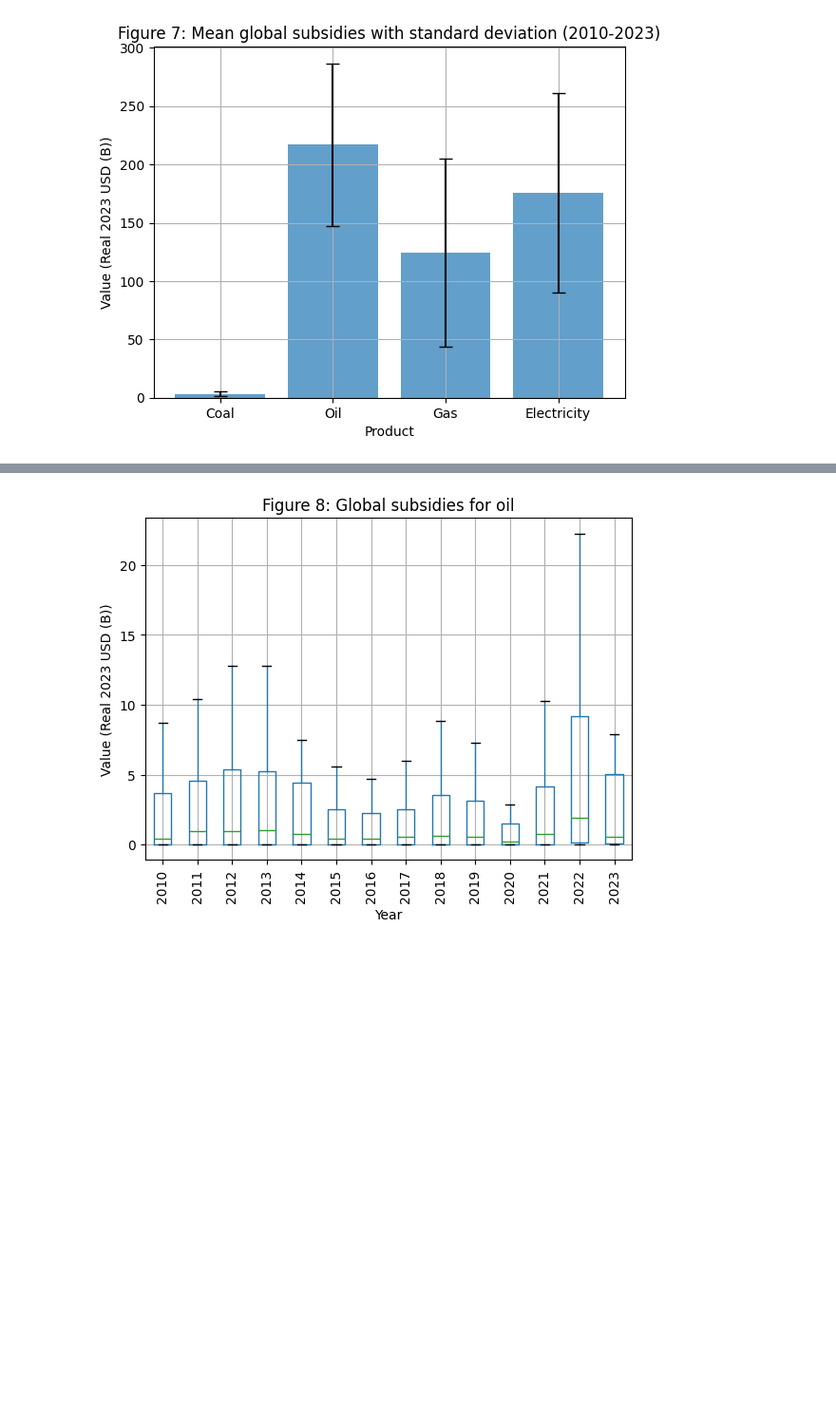
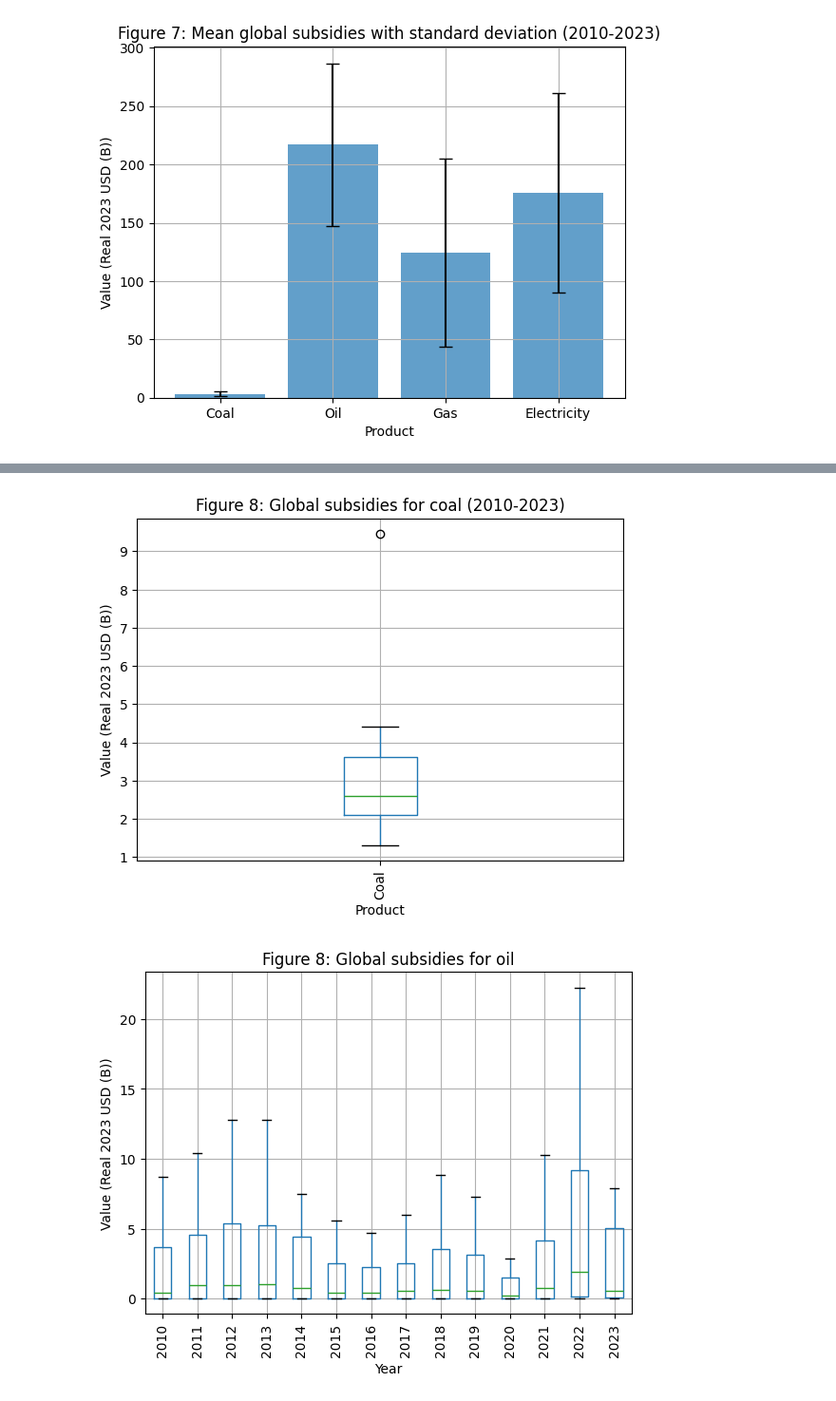
Before and after one commit to reb-scho/subsidies, a Jupyter notebook: subsidies.ipynb, the cells around one changed output, grey strips where cells are left out. Shown at 95% size. Cells and saved outputs as stored; diff of their text form; code cells hidden in the pictures; blank space fills up the shorter version.

```diff
--- a/subsidies.ipynb
+++ b/subsidies.ipynb
@@ -167,3 +186,16 @@ plt.show()
+# %%
+df = global_product_df[global_product_df["Product"] == "Coal"]
+
+df.boxplot(column="Value (B USD)", by="Product")
+
+plt.xticks(rotation=90)
+plt.title("Figure 8: Global subsidies for coal (2010-2023)")
+plt.suptitle("")
+plt.ylabel("Value (Real 2023 USD (B))")
+
+plt.show()
+# %% [output]
+[figure, added]
 # %%
 n = 7
 
```
Also changed, not shown: parts of 5 cells of this notebook.
